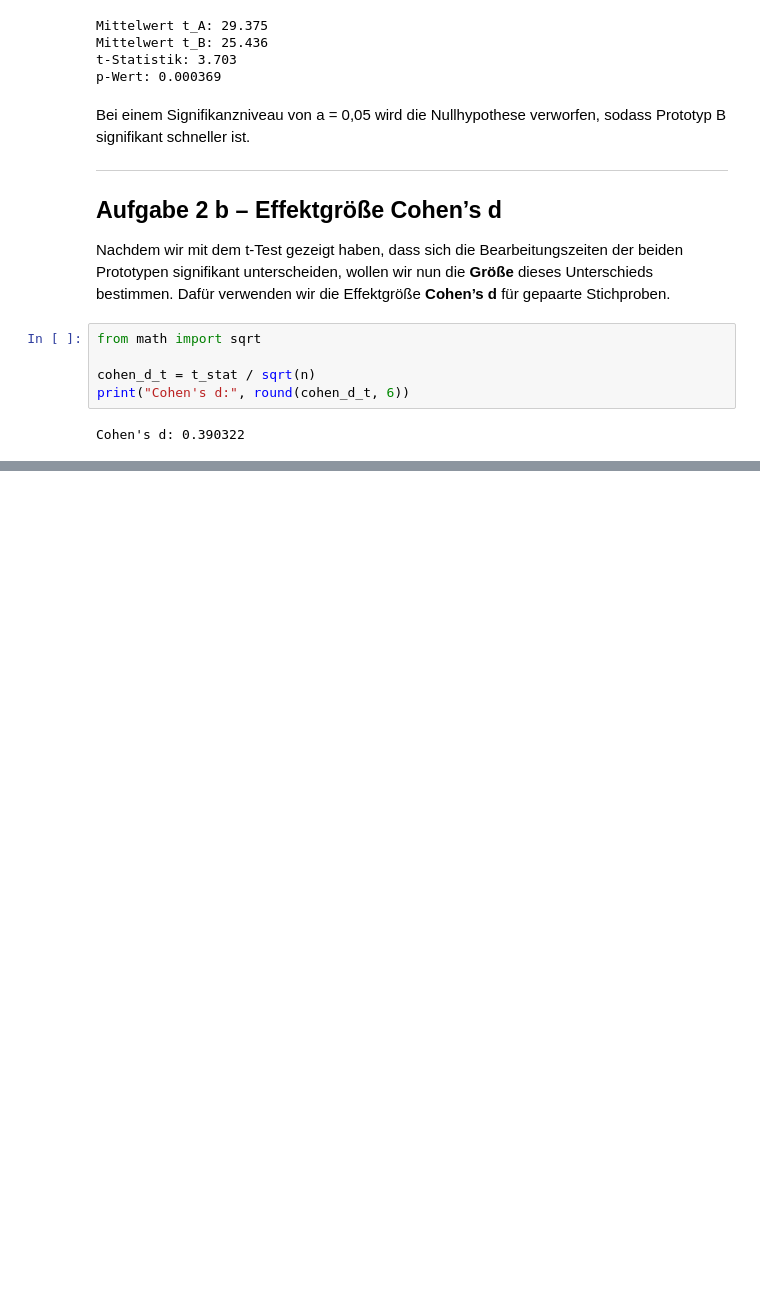
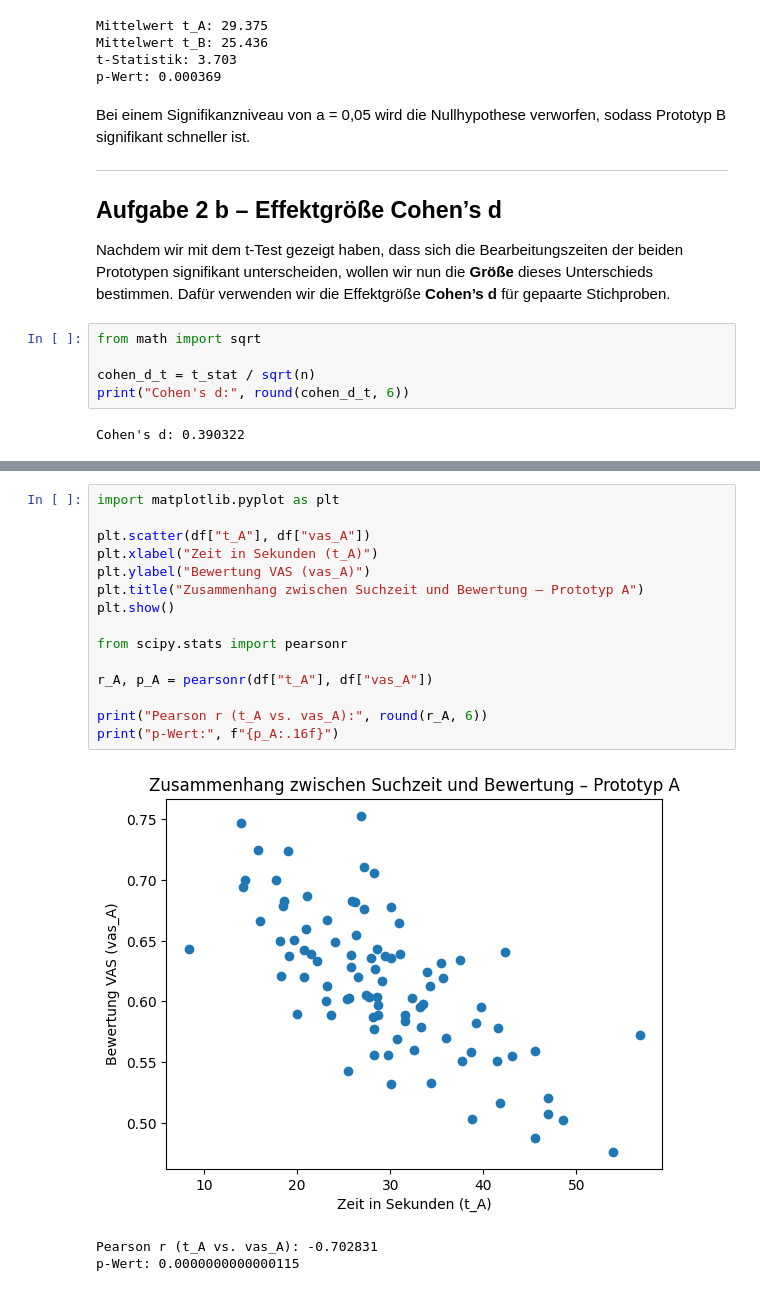
Before and after one commit to Klausandro/StatistikTask, a Jupyter notebook: main.ipynb, the cells around one changed output, grey strips where cells are left out. Drawn from its saved outputs; the diff is of its cells as text; blank space fills up the shorter version.

```diff
--- a/main.ipynb
+++ b/main.ipynb
@@ -179,0 +191,19 @@ Aus der Tabelle aus der Angabe lässt sich ein kleiner Effekt ablesen.
+# %%
+import matplotlib.pyplot as plt
+
+plt.scatter(df["t_A"], df["vas_A"])
+plt.xlabel("Zeit in Sekunden (t_A)")
+plt.ylabel("Bewertung VAS (vas_A)")
+plt.title("Zusammenhang zwischen Suchzeit und Bewertung – Prototyp A")
+plt.show()
+
+from scipy.stats import pearsonr
+
+r_A, p_A = pearsonr(df["t_A"], df["vas_A"])
+
+print("Pearson r (t_A vs. vas_A):", round(r_A, 6))
+print("p-Wert:", f"{p_A:.16f}")
+# %% [output]
+[figure, added]
+Pearson r (t_A vs. vas_A): -0.702831
+p-Wert: 0.0000000000000115
```
Also changed, not shown: parts of 4 cells of this notebook, 1 other file.
